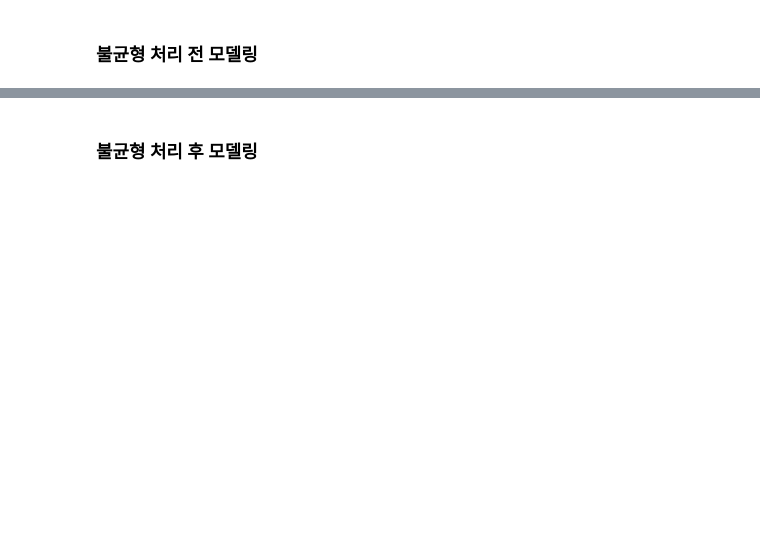
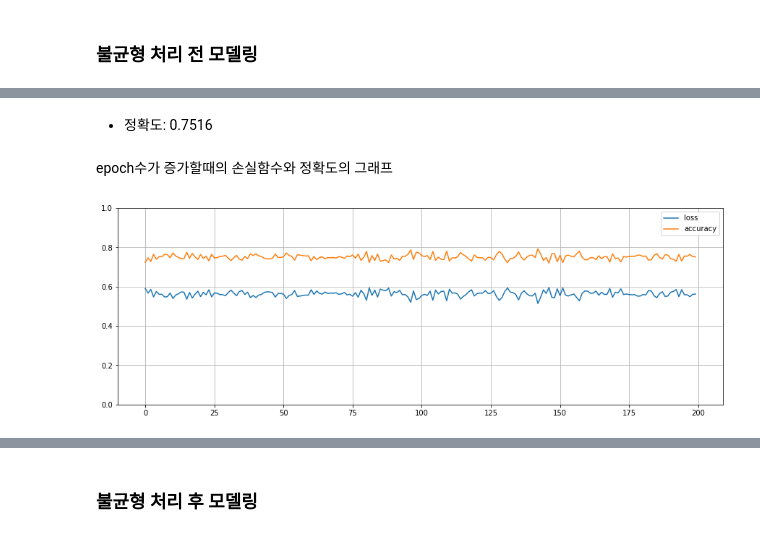
Before and after one commit to SungaHwang/DeepLearning_study, a Jupyter notebook: NN_JobChangeOfDS.ipynb, the cells around one changed output, grey strips where cells are left out. Drawn from its saved outputs; the diff is of its cells as text; code cells hidden in the pictures; blank space fills up the shorter version.

```diff
--- a/NN_JobChangeOfDS.ipynb
+++ b/NN_JobChangeOfDS.ipynb
@@ -424,7 +401,7 @@ X = train.drop(['target'], axis=1)
 y = train['target']
 # %%
 from sklearn.model_selection import train_test_split
-X_train, X_val, y_train, y_val = train_test_split(X, y, test_size=0.3, random_state=42)
+X_train, X_val, y_train, y_val = train_test_split(X, y, test_size=0.2, random_state=42)
 # %%
 from imblearn.over_sampling import SMOTE
 from collections import Counter
@@ -481,11 +447,8 @@ import keras
 # %%
-model = keras.Sequential([keras.layers.Flatten(input_shape =(59,1)),
+model1 = keras.Sequential([keras.layers.Flatten(input_shape =(59,)),
                 keras.layers.Dense(128,activation = 'sigmoid'),
-                                        keras.layers.Dense(64,activation = 'sigmoid'),
-                          keras.layers.Dropout(0.4),
+                keras.layers.Dense(64,activation = 'sigmoid'),
                 keras.layers.Dense(32,activation = 'sigmoid'),
-                          keras.layers.Dropout(0.1),
-
                 keras.layers.Dense(2,activation = 'sigmoid')])
-model.compile(optimizer = 'sgd',loss='sparse_categorical_crossentropy',metrics =['accuracy'])
+model1.compile(optimizer = 'sgd',loss='sparse_categorical_crossentropy',metrics =['accuracy'])
 # %%
@@ -511,3 +480,3 @@ _________________________________________________________________
 # %%
-model.fit(X_train, y_train,epochs = 12,batch_size=30,steps_per_epoch=500)
+history1 = model1.fit(X_train, y_train,epochs =200,batch_size=30,steps_per_epoch=30)
 # %% [output]
@@ -536,0 +505,11 @@ model.evaluate(X_val, y_val)
+# %% [markdown]
+* 정확도: 0.7516
+# %% [markdown]
+epoch수가 증가할때의 손실함수와 정확도의 그래프
+# %%
+pd.DataFrame(history1.history).plot(figsize = (15, 5))
+plt.grid(True)
+plt.gca().set_ylim(0, 1)
+plt.show()
+# %% [output]
+[figure, added]
```
Also changed, not shown: parts of 35 cells of this notebook.
